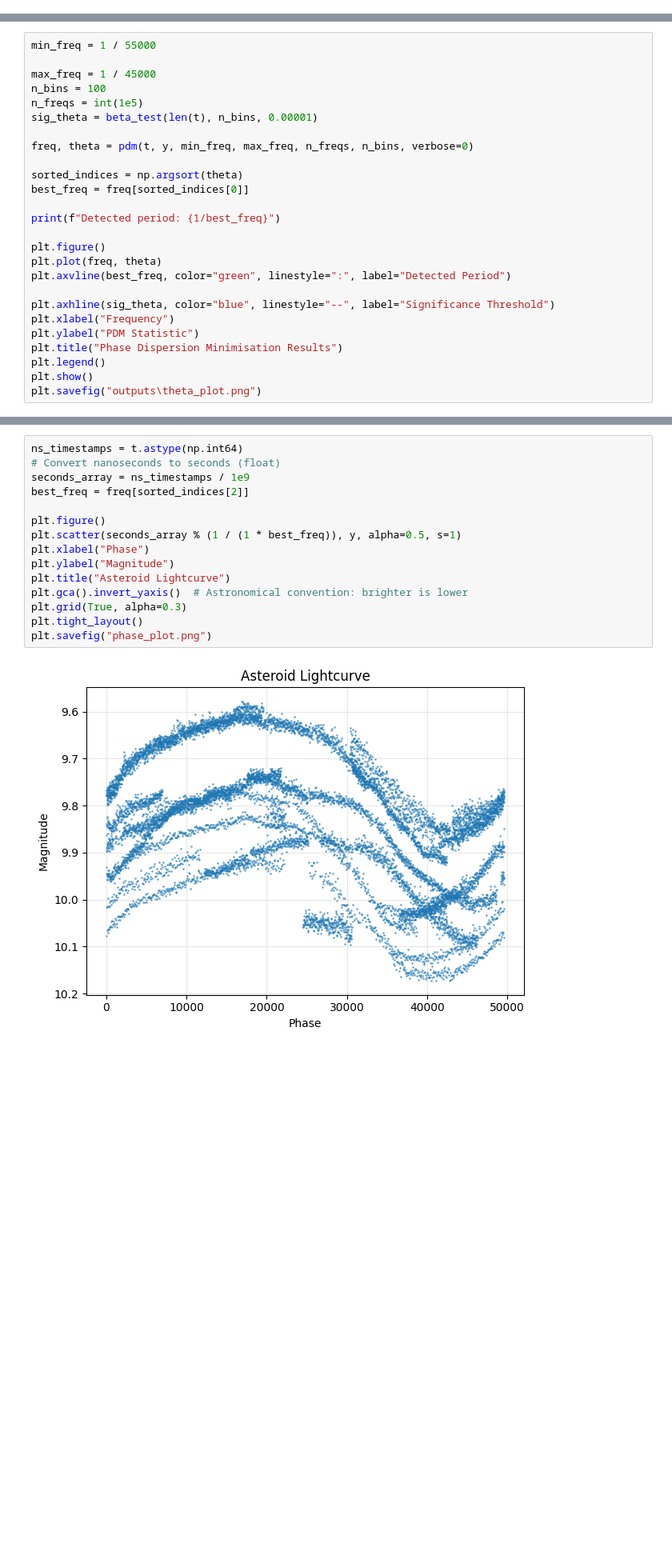
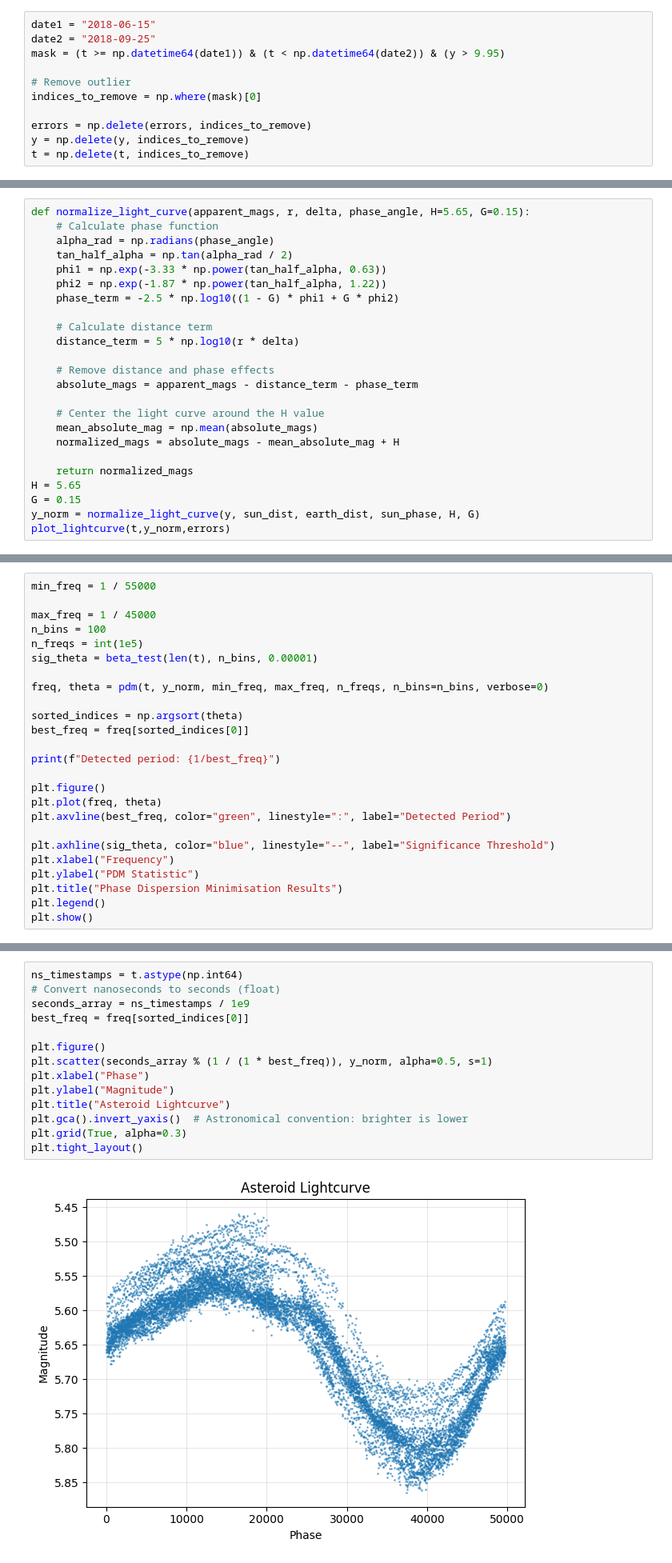
Before and after one commit to garfbild/PhaseDM, a Jupyter notebook: examples/asteroid_pdm.ipynb, the cells around one changed output, grey strips where cells are left out. Shown at 80% size. Cells and saved outputs as stored; diff of their text form; blank space fills up the shorter version.

```diff
--- a/examples/asteroid_pdm.ipynb
+++ b/examples/asteroid_pdm.ipynb
@@ -115,4 +108,15 @@ slice_t = t[t > np.datetime64(date)]
 plot_lightcurve(slice_t,slice_y,slice_errors)
 # %% [output]
 [figure]
+# %%
+date1 = "2018-06-15"
+date2 = "2018-09-25"
+mask = (t >= np.datetime64(date1)) & (t < np.datetime64(date2)) & (y > 9.95)
+
+# Remove outlier
+indices_to_remove = np.where(mask)[0]
+
+errors = np.delete(errors, indices_to_remove)
+y = np.delete(y, indices_to_remove)
+t = np.delete(t, indices_to_remove)
 # %%
@@ -126,0 +361,24 @@ plot_lightcurve(slice_t,slice_y,slice_errors)
+# %%
+def normalize_light_curve(apparent_mags, r, delta, phase_angle, H=5.65, G=0.15):
+    # Calculate phase function
+    alpha_rad = np.radians(phase_angle)
+    tan_half_alpha = np.tan(alpha_rad / 2)
+    phi1 = np.exp(-3.33 * np.power(tan_half_alpha, 0.63))
+    phi2 = np.exp(-1.87 * np.power(tan_half_alpha, 1.22))
+    phase_term = -2.5 * np.log10((1 - G) * phi1 + G * phi2)
+
+    # Calculate distance term
+    distance_term = 5 * np.log10(r * delta)
+
+    # Remove distance and phase effects
+    absolute_mags = apparent_mags - distance_term - phase_term
+
+    # Center the light curve around the H value
+    mean_absolute_mag = np.mean(absolute_mags)
+    normalized_mags = absolute_mags - mean_absolute_mag + H
+
+    return normalized_mags
+H = 5.65
+G = 0.15
+y_norm = normalize_light_curve(y, sun_dist, earth_dist, sun_phase, H, G)
+plot_lightcurve(t,y_norm,errors)
@@ -132,7 +421,7 @@ n_bins = 100
 n_freqs = int(1e5)
 sig_theta = beta_test(len(t), n_bins, 0.00001)
 
-freq, theta = pdm(t, y, min_freq, max_freq, n_freqs, n_bins, verbose=0)
+freq, theta = pdm(t, y_norm, min_freq, max_freq, n_freqs, n_bins=n_bins, verbose=0)
 
 sorted_indices = np.argsort(theta)
 best_freq = freq[sorted_indices[0]]
@@ -149,5 +438,4 @@ plt.ylabel("PDM Statistic")
 plt.title("Phase Dispersion Minimisation Results")
 plt.legend()
 plt.show()
-plt.savefig("outputs\theta_plot.png")
 # %% [output]
@@ -157,17 +444,16 @@ Detected period: 49574.312637770396
 # %%
 ns_timestamps = t.astype(np.int64)
 # Convert nanoseconds to seconds (float)
 seconds_array = ns_timestamps / 1e9
-best_freq = freq[sorted_indices[2]]
+best_freq = freq[sorted_indices[0]]
 
 plt.figure()
-plt.scatter(seconds_array % (1 / (1 * best_freq)), y, alpha=0.5, s=1)
+plt.scatter(seconds_array % (1 / (1 * best_freq)), y_norm, alpha=0.5, s=1)
 plt.xlabel("Phase")
 plt.ylabel("Magnitude")
 plt.title("Asteroid Lightcurve")
 plt.gca().invert_yaxis()  # Astronomical convention: brighter is lower
 plt.grid(True, alpha=0.3)
 plt.tight_layout()
-plt.savefig("phase_plot.png")
 # %% [output]
-[figure, old version]
+[figure, new version]
```
Also changed, not shown: parts of 23 cells of this notebook, 9 other files.
